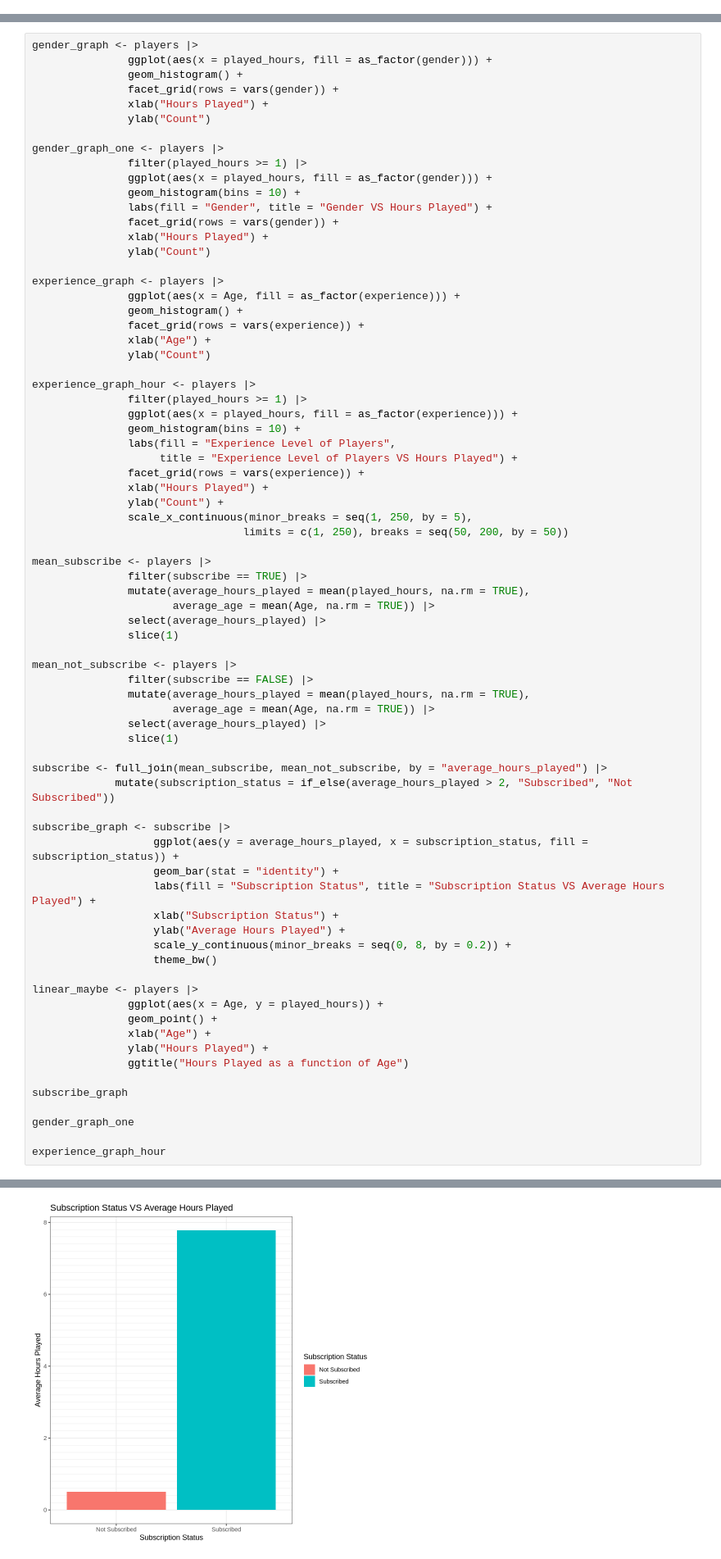
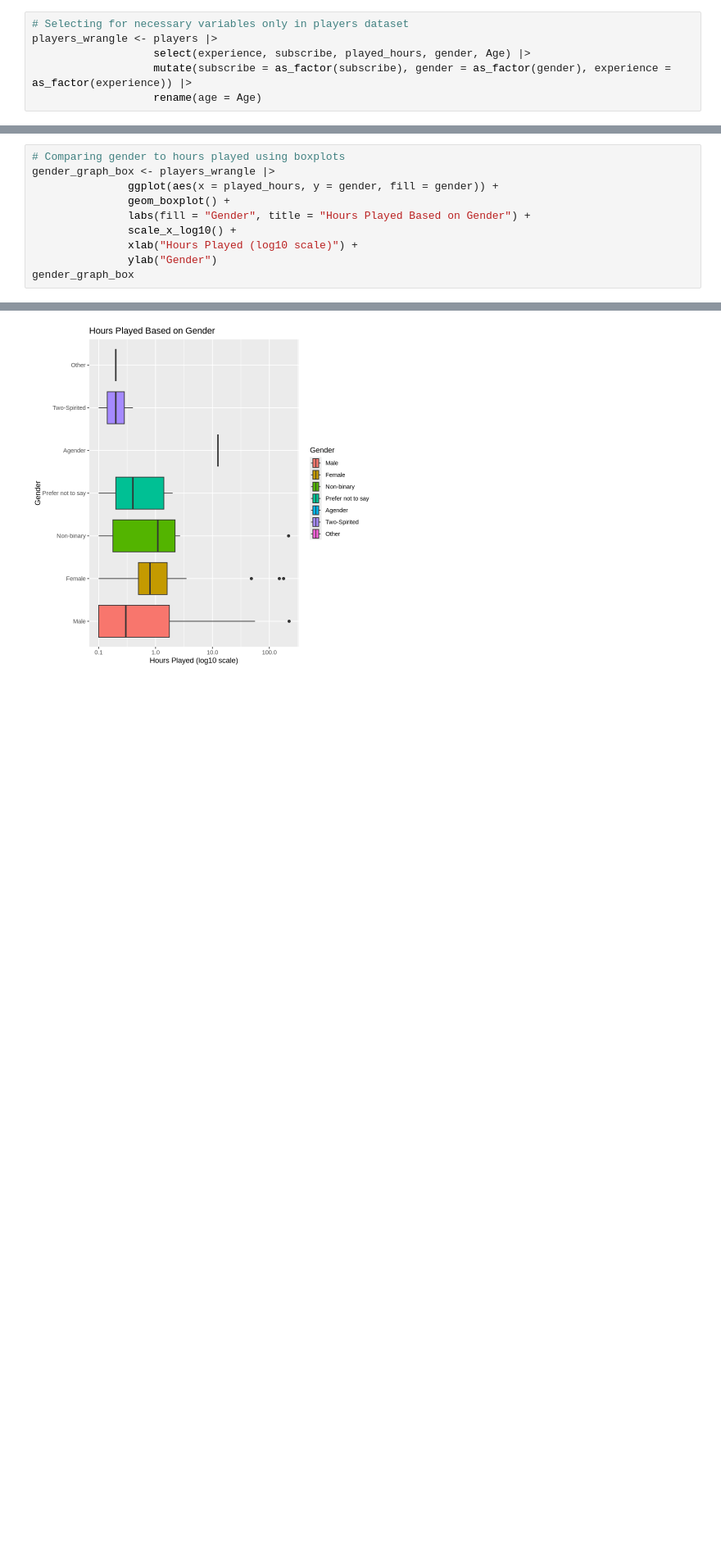
Before and after one commit to sophiaymeng/video_game_research, a Jupyter notebook: wrangle_visual.ipynb, the cells around one changed output, grey strips where cells are left out. Shown at 82% size. Drawn from its saved outputs; the diff is of its cells as text; blank space fills up the shorter version.

```diff
--- a/wrangle_visual.ipynb
+++ b/wrangle_visual.ipynb
@@ -153,0 +115,6 @@ mean_values
+# %%
+# Selecting for necessary variables only in players dataset
+players_wrangle <- players |>
+                   select(experience, subscribe, played_hours, gender, Age) |>
+                   mutate(subscribe = as_factor(subscribe), gender = as_factor(gender), experience = as_factor(experience)) |>
+                   rename(age = Age)
@@ -154,75 +174,11 @@ mean_values
 # %%
-gender_graph <- players |>
-               ggplot(aes(x = played_hours, fill = as_factor(gender))) +
-               geom_histogram() +
-               facet_grid(rows = vars(gender)) +
-               xlab("Hours Played") +
-               ylab("Count")
-
-gender_graph_one <- players |>
-               filter(played_hours >= 1) |>
-               ggplot(aes(x = played_hours, fill = as_factor(gender))) +
-               geom_histogram(bins = 10) +
-               labs(fill = "Gender", title = "Gender VS Hours Played") +
-               facet_grid(rows = vars(gender)) +
-               xlab("Hours Played") +
-               ylab("Count")
-
-experience_graph <- players |>
-               ggplot(aes(x = Age, fill = as_factor(experience))) +
-               geom_histogram() +
-               facet_grid(rows = vars(experience)) +
-               xlab("Age") +
-               ylab("Count")
-
-experience_graph_hour <- players |>
-               filter(played_hours >= 1) |>
-               ggplot(aes(x = played_hours, fill = as_factor(experience))) +
-               geom_histogram(bins = 10) +
-               labs(fill = "Experience Level of Players",
-                    title = "Experience Level of Players VS Hours Played") +
-               facet_grid(rows = vars(experience)) +
-               xlab("Hours Played") +
-               ylab("Count") +
-               scale_x_continuous(minor_breaks = seq(1, 250, by = 5),
-                                 limits = c(1, 250), breaks = seq(50, 200, by = 50))
-
-mean_subscribe <- players |>
-               filter(subscribe == TRUE) |>
-               mutate(average_hours_played = mean(played_hours, na.rm = TRUE),
-                      average_age = mean(Age, na.rm = TRUE)) |>
-               select(average_hours_played) |>
-               slice(1)
-
-mean_not_subscribe <- players |>
-               filter(subscribe == FALSE) |>
-               mutate(average_hours_played = mean(played_hours, na.rm = TRUE),
-                      average_age = mean(Age, na.rm = TRUE)) |>
-               select(average_hours_played) |>
-               slice(1)
-
-subscribe <- full_join(mean_subscribe, mean_not_subscribe, by = "average_hours_played") |>
-             mutate(subscription_status = if_else(average_hours_played > 2, "Subscribed", "Not Subscribed"))
-
-subscribe_graph <- subscribe |>
-                   ggplot(aes(y = average_hours_played, x = subscription_status, fill = subscription_status)) +
-                   geom_bar(stat = "identity") +
-                   labs(fill = "Subscription Status", title = "Subscription Status VS Average Hours Played") +
-                   xlab("Subscription Status") +
-                   ylab("Average Hours Played") +
-                   scale_y_continuous(minor_breaks = seq(0, 8, by = 0.2)) +
-                   theme_bw()
-
-linear_maybe <- players |>
-               ggplot(aes(x = Age, y = played_hours)) +
-               geom_point() +
-               xlab("Age") +
-               ylab("Hours Played") +
-               ggtitle("Hours Played as a function of Age")
-
-subscribe_graph
-
-gender_graph_one
-
-experience_graph_hour
+# Comparing gender to hours played using boxplots
+gender_graph_box <- players_wrangle |>
+               ggplot(aes(x = played_hours, y = gender, fill = gender)) +
+               geom_boxplot() +
+               labs(fill = "Gender", title = "Hours Played Based on Gender") +
+               scale_x_log10() +
+               xlab("Hours Played (log10 scale)") +
+               ylab("Gender")
+gender_graph_box
 # %% [output]
@@ -229 +190 @@ experience_graph_hour
-[figure, old version]
+[figure, new version]
```
Also changed, not shown: parts of 16 cells of this notebook.
